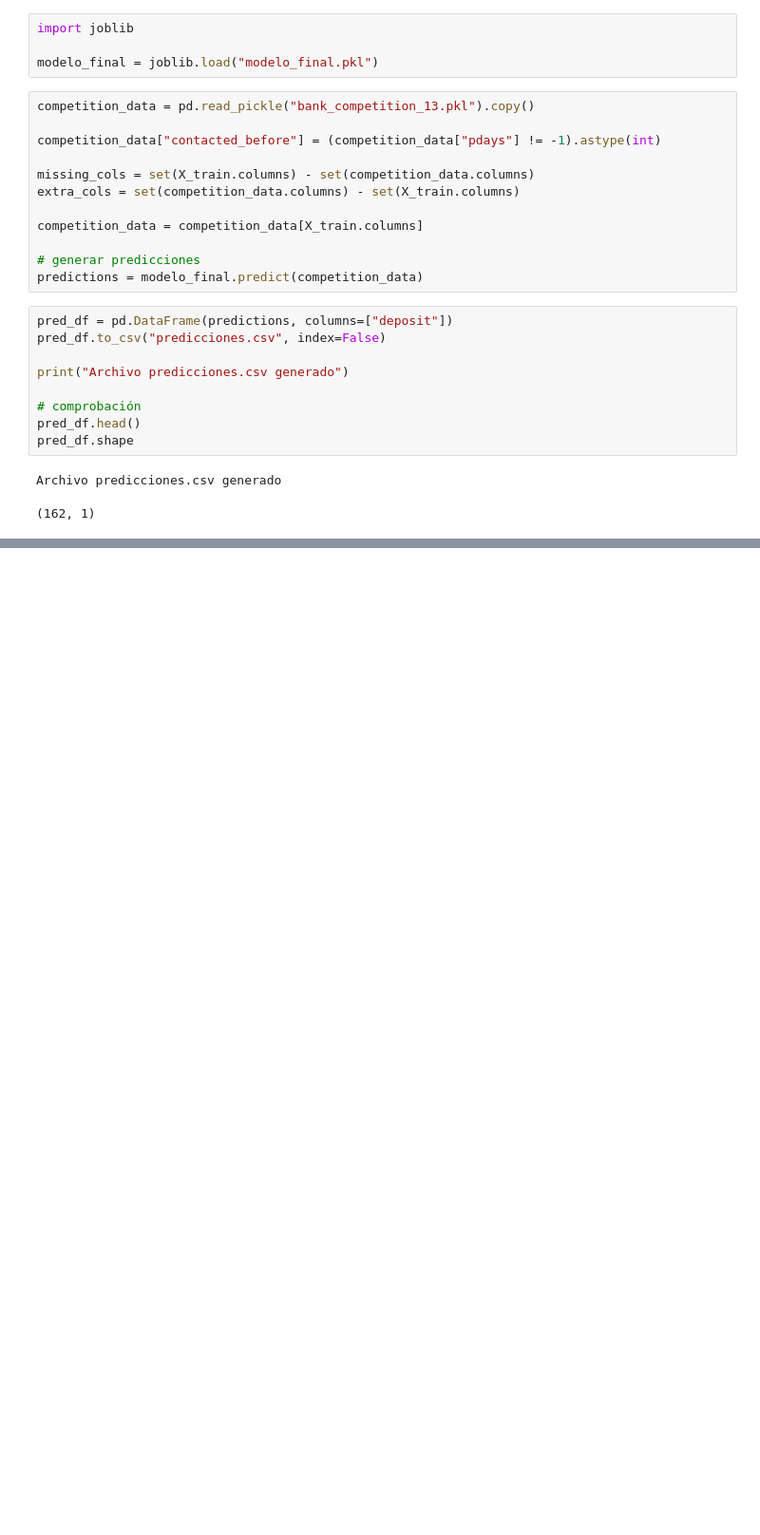
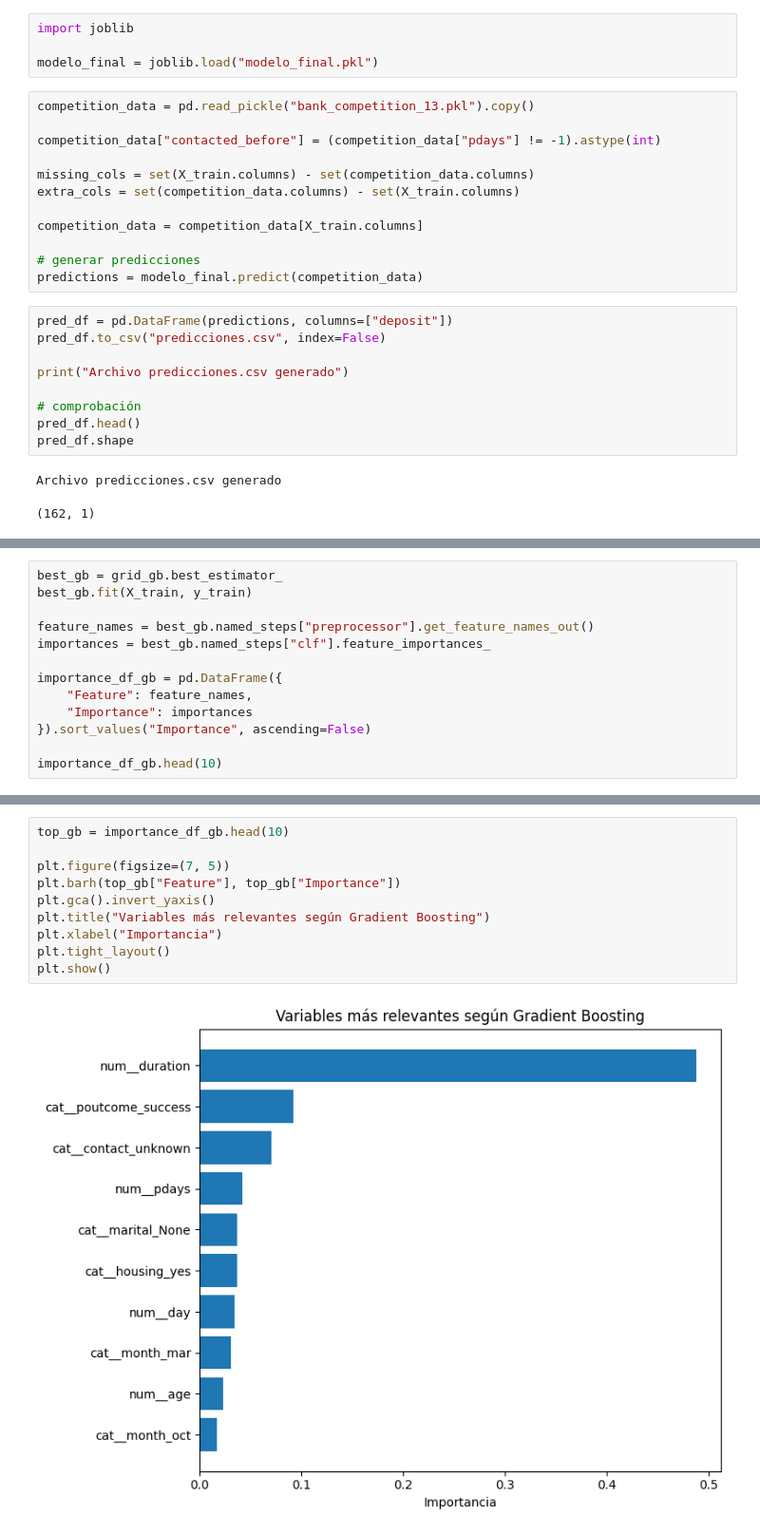
Before and after one commit to 100495785/Grupo17_Practica1, a Jupyter notebook: EDA_Practica1.ipynb, the cells around one changed output, grey strips where cells are left out. Shown at 95% size. Drawn from its saved outputs; the diff is of its cells as text; blank space fills up the shorter version.

```diff
--- a/EDA_Practica1.ipynb
+++ b/EDA_Practica1.ipynb
@@ -1646,0 +1846,13 @@ Archivo predicciones.csv generado
+# %%
+best_gb = grid_gb.best_estimator_
+best_gb.fit(X_train, y_train)
+
+feature_names = best_gb.named_steps["preprocessor"].get_feature_names_out()
+importances = best_gb.named_steps["clf"].feature_importances_
+
+importance_df_gb = pd.DataFrame({
+    "Feature": feature_names,
+    "Importance": importances
+}).sort_values("Importance", ascending=False)
+
+importance_df_gb.head(10)
@@ -1646,0 +1871,12 @@ Archivo predicciones.csv generado
+# %%
+top_gb = importance_df_gb.head(10)
+
+plt.figure(figsize=(7, 5))
+plt.barh(top_gb["Feature"], top_gb["Importance"])
+plt.gca().invert_yaxis()
+plt.title("Variables más relevantes según Gradient Boosting")
+plt.xlabel("Importancia")
+plt.tight_layout()
+plt.show()
+# %% [output]
+[figure, added]
```
Also changed, not shown: parts of 26 cells of this notebook.
